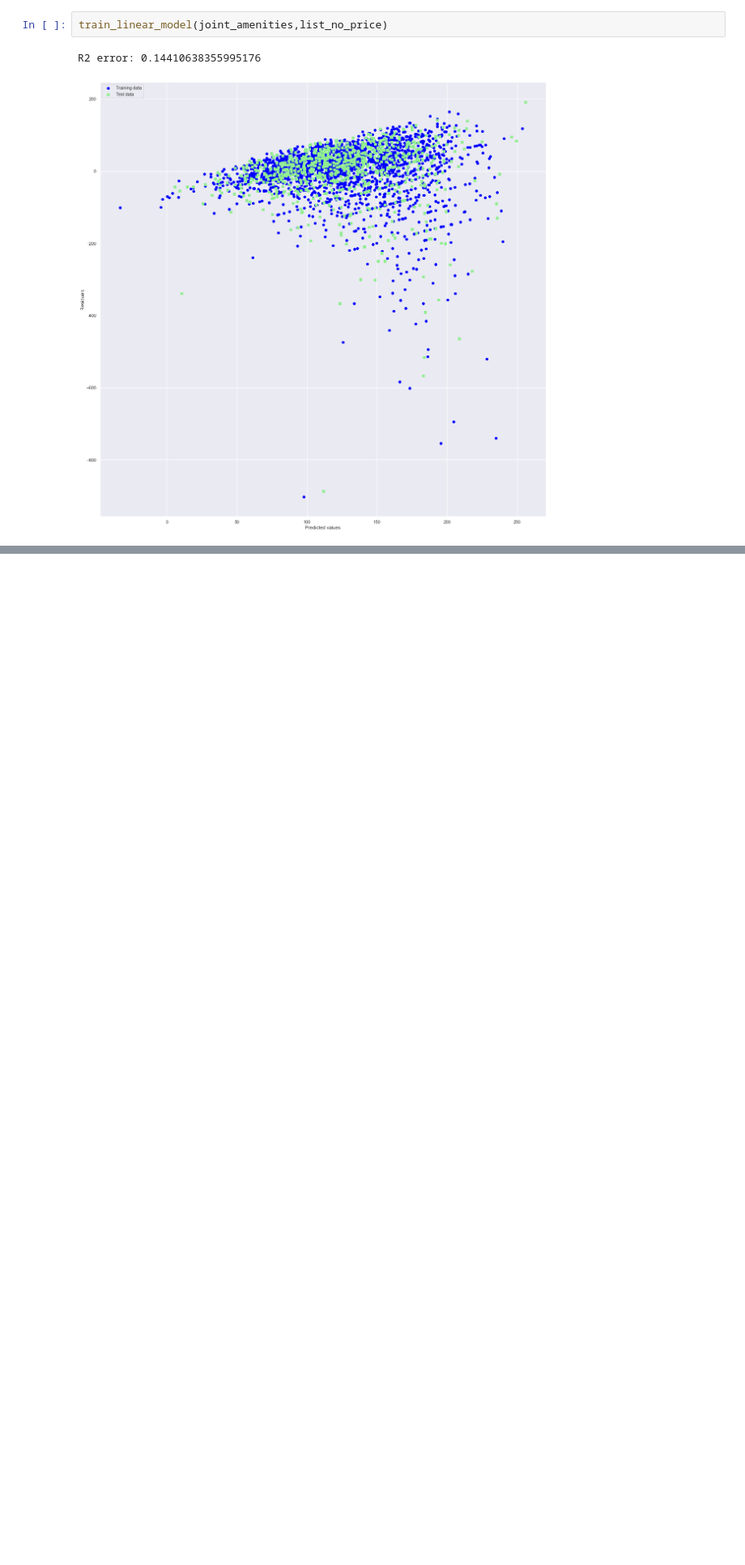
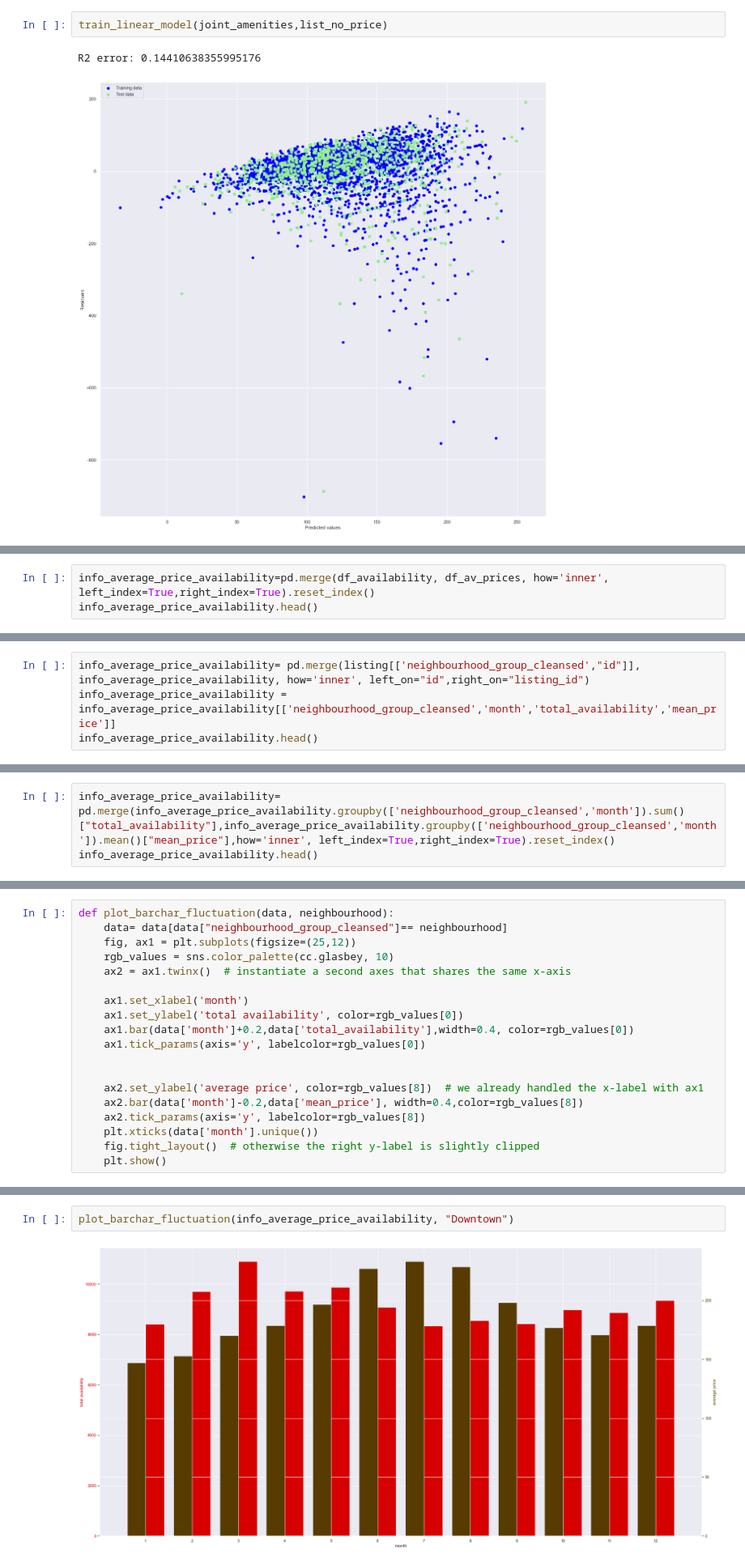
Before and after one commit to gek20/Write_a_Data_Science_Blog_Post, a Jupyter notebook: seattle_airbnb_project.ipynb, the cells around one changed output, grey strips where cells are left out. Shown at 81% size. Cells and saved outputs as stored; diff of their text form; blank space fills up the shorter version.

Commit message:
new file, more clean and with better goals

```diff
--- a/seattle_airbnb_project.ipynb
+++ b/seattle_airbnb_project.ipynb
@@ -530,0 +572,3 @@ R2 error: 0.14410638355995176
+# %%
+info_average_price_availability=pd.merge(df_availability, df_av_prices, how='inner', left_index=True,right_index=True).reset_index()
+info_average_price_availability.head()
@@ -530,0 +582,4 @@ R2 error: 0.14410638355995176
+# %%
+info_average_price_availability= pd.merge(listing[['neighbourhood_group_cleansed',"id"]], info_average_price_availability, how='inner', left_on="id",right_on="listing_id")
+info_average_price_availability = info_average_price_availability[['neighbourhood_group_cleansed','month','total_availability','mean_price']]
+info_average_price_availability.head()
@@ -530,0 +593,3 @@ R2 error: 0.14410638355995176
+# %%
+info_average_price_availability= pd.merge(info_average_price_availability.groupby(['neighbourhood_group_cleansed','month']).sum()["total_availability"],info_average_price_availability.groupby(['neighbourhood_group_cleansed','month']).mean()["mean_price"],how='inner', left_index=True,right_index=True).reset_index()
+info_average_price_availability.head()
@@ -530,0 +603,19 @@ R2 error: 0.14410638355995176
+# %%
+def plot_barchar_fluctuation(data, neighbourhood):
+    data= data[data["neighbourhood_group_cleansed"]== neighbourhood]
+    fig, ax1 = plt.subplots(figsize=(25,12))
+    rgb_values = sns.color_palette(cc.glasbey, 10)
+    ax2 = ax1.twinx()  # instantiate a second axes that shares the same x-axis
+
+    ax1.set_xlabel('month')
+    ax1.set_ylabel('total availability', color=rgb_values[0])
+    ax1.bar(data['month']+0.2,data['total_availability'],width=0.4, color=rgb_values[0])
+    ax1.tick_params(axis='y', labelcolor=rgb_values[0])
+
+
+    ax2.set_ylabel('average price', color=rgb_values[8])  # we already handled the x-label with ax1
+    ax2.bar(data['month']-0.2,data['mean_price'], width=0.4,color=rgb_values[8])
+    ax2.tick_params(axis='y', labelcolor=rgb_values[8])
+    plt.xticks(data['month'].unique())
+    fig.tight_layout()  # otherwise the right y-label is slightly clipped
+    plt.show()
@@ -530,0 +639,4 @@ R2 error: 0.14410638355995176
+# %%
+plot_barchar_fluctuation(info_average_price_availability, "Downtown")
+# %% [output]
+[figure, added]
```
Also changed, not shown: parts of 14 cells of this notebook, 2 other files.
